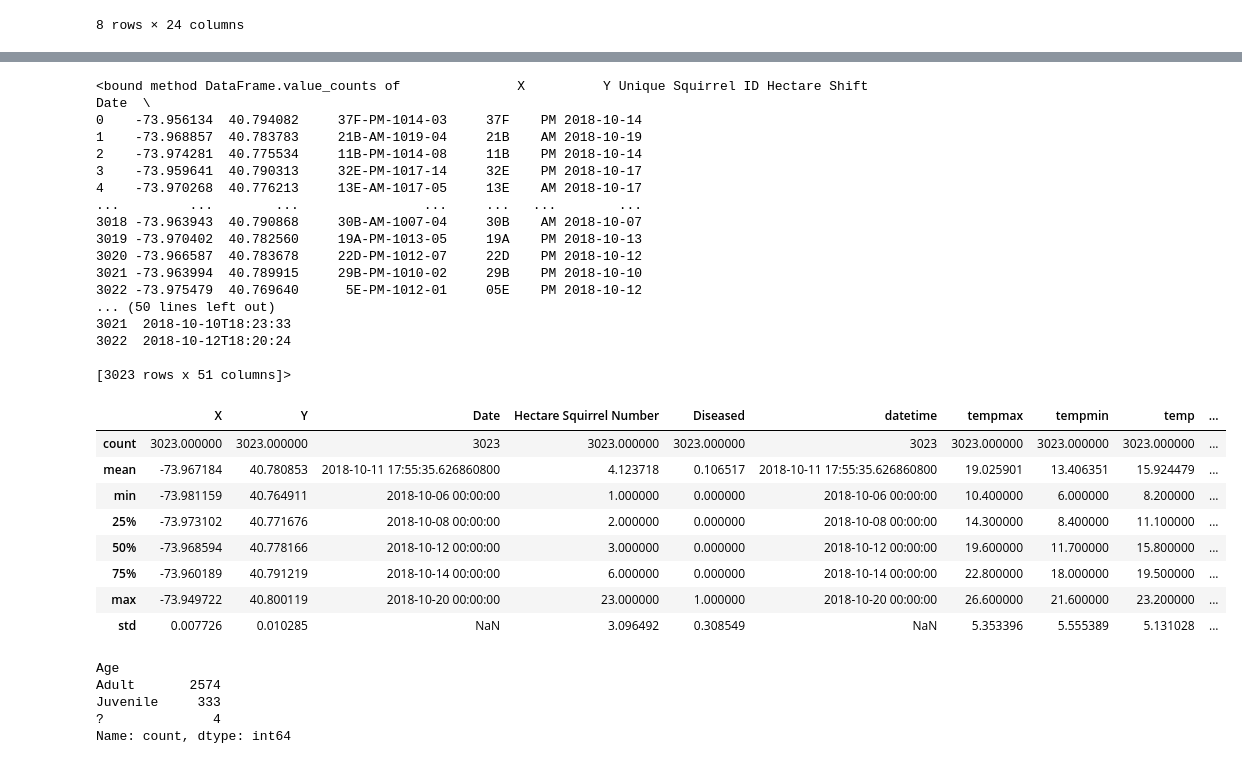
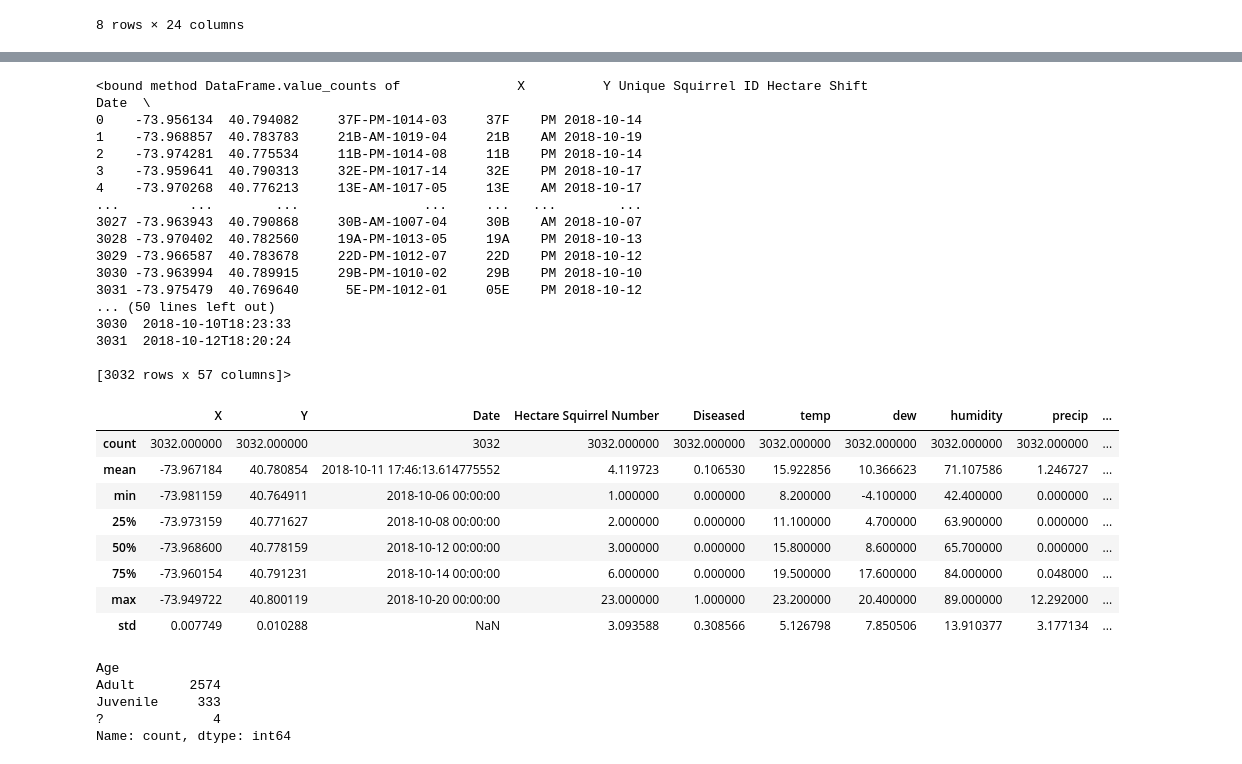
Before and after one commit to jyounes23/Nutosis, a Jupyter notebook: P2-Nutosis/Nutosis.ipynb, the cells around one changed output, grey strips where cells are left out. Cells and saved outputs as stored; diff of their text form; code cells hidden in the pictures.

Commit message:
fixed data so it drips everything correctly

```diff
--- a/P2-Nutosis/Nutosis.ipynb
+++ b/P2-Nutosis/Nutosis.ipynb
@@ -142,31 +142,57 @@ diseased_squirrels = pd.read_csv('diseased_squirrels.csv', header=None, names=["
 
 weather_data = pd.read_csv('weather.csv')
 # %%
+def split_data(data):
+    # Split the data into training and testing sets
+    train_data, test_data = train_test_split(data, test_size=0.2, random_state=42)
+    return train_data, test_data
 
-# If the date column has a different name, rename it to 'Date'
+
+
+
+# Function to drop unneeded features from the weather dataset
+import pandas as pd
+
+# Assuming you've loaded your data somewhere above this snippet
+# Example: weather_data = pd.read_csv('weather_data.csv')
+# Example: squirrel_data = pd.read_csv('squirrel_data.csv')
+# Example: diseased_squirrels = pd.read_csv('diseased_squirrels.csv')
+# Example: stories_data = pd.read_csv('stories_data.csv')
+
+# Rename the date column if necessary
 if 'Date' not in weather_data.columns:
-    # Replace 'YourDateColumnName' with the actual column name for dates in weather_data
     weather_data.rename(columns={'datetime': 'Date'}, inplace=True)
 
-# Step 1: Merge squirrel_data with diseased_squirrels to add disease status
+# Adding disease status to squirrels
 if 'Diseased' not in squirrel_data.columns:
     squirrel_data = squirrel_data.merge(diseased_squirrels.assign(Diseased=1), on="Unique Squirrel ID", how="left")
     squirrel_data['Diseased'] = squirrel_data['Diseased'].fillna(0).astype(int)
 
-# Step 2: Convert 'Date' columns in all datasets to datetime format for consistency
+# Convert 'Date' columns in all datasets to datetime format for consistency
 squirrel_data['Date'] = pd.to_datetime(squirrel_data['Date'], format='%m%d%Y', errors='coerce')
 stories_data['Date'] = pd.to_datetime(stories_data['Date'], format='%m%d%Y', errors='coerce')
 weather_data['Date'] = pd.to_datetime(weather_data['Date'], errors='coerce')
 
-# Step 3: Merge squirrel_data with stories_data on 'Hectare', 'Shift', and 'Date'
+# Merging squirrel_data with stories_data
 combined_data = pd.merge(squirrel_data, stories_data, on=['Hectare', 'Shift', 'Date'], how='left', suffixes=('', '_Story'))
 
-# Step 4: Merge combined_data with weather_data on 'Date' using an inner join to retain only relevant dates
+# Merging combined data with weather data
 final_combined_data = pd.merge(combined_data, weather_data, on='Date', how='inner')
+
+# Function to drop unneeded features from the dataset
+def drop_unaligned_features(data):
+    return data.drop(columns=[
+        'feelslikemax', 'feelslikemin', 'feelslike', 'precipprob',
+        'sealevelpressure', 'stations', 'cloudcover', 'visibility',
+        'severerisk', 'moonphase', 'uvindex', 'conditions',
+        'description', 'icon','tempmin', 'tempmax'
+    ])
+
+# Dropping unaligned features
+final_combined_data = drop_unaligned_features(final_combined_data)
 
 # Save the final merged dataset to a CSV file
 final_combined_data.to_csv('final_combined_squirrel_data_with_weather_filtered.csv', index=False)
-
 print("Filtered merged dataset with weather data saved as 'final_combined_squirrel_data_with_weather_filtered.csv'")
 # %% [output]
 Filtered merged dataset with weather data saved as 'final_combined_squirrel_data_with_weather_filtered.csv'
@@ -270,5 +262,5 @@ memory usage: 936.0+ KB
 # %%
-combined_data.value_counts
+final_combined_data.value_counts
 # %% [output]
 <bound method DataFrame.value_counts of               X          Y Unique Squirrel ID Hectare Shift       Date  \
 0    -73.956134  40.794082     37F-PM-1014-03     37F    PM 2018-10-14
@@ -277,26 +269,26 @@ combined_data.value_counts
 3    -73.959641  40.790313     32E-PM-1017-14     32E    PM 2018-10-17
 4    -73.970268  40.776213     13E-AM-1017-05     13E    AM 2018-10-17
 ...         ...        ...                ...     ...   ...        ...
-3018 -73.963943  40.790868     30B-AM-1007-04     30B    AM 2018-10-07
-3019 -73.970402  40.782560     19A-PM-1013-05     19A    PM 2018-10-13
-3020 -73.966587  40.783678     22D-PM-1012-07     22D    PM 2018-10-12
-3021 -73.963994  40.789915     29B-PM-1010-02     29B    PM 2018-10-10
-3022 -73.975479  40.769640      5E-PM-1012-01     05E    PM 2018-10-12
+3027 -73.963943  40.790868     30B-AM-1007-04     30B    AM 2018-10-07
+3028 -73.970402  40.782560     19A-PM-1013-05     19A    PM 2018-10-13
+3029 -73.966587  40.783678     22D-PM-1012-07     22D    PM 2018-10-12
+3030 -73.963994  40.789915     29B-PM-1010-02     29B    PM 2018-10-10
+3031 -73.975479  40.769640      5E-PM-1012-01     05E    PM 2018-10-12
 ... (50 lines left out)
-3021  2018-10-10T18:23:33
-3022  2018-10-12T18:20:24
+3030  2018-10-10T18:23:33
+3031  2018-10-12T18:20:24
 
-[3023 rows x 51 columns]>
+[3032 rows x 57 columns]>
 # %%
-combined_final_data.describe()
+final_combined_data.describe()
 # %% [output]
-|  | X | Y | Date | Hectare Squirrel Number | Diseased | datetime | tempmax | tempmin | temp | ... |
-| count | 3023.000000 | 3023.000000 | 3023 | 3023.000000 | 3023.000000 | 3023 | 3023.000000 | 3023.000000 | 3023.000000 | ... |
-| mean | -73.967184 | 40.780853 | 2018-10-11 17:55:35.626860800 | 4.123718 | 0.106517 | 2018-10-11 17:55:35.626860800 | 19.025901 | 13.406351 | 15.924479 | ... |
-| min | -73.981159 | 40.764911 | 2018-10-06 00:00:00 | 1.000000 | 0.000000 | 2018-10-06 00:00:00 | 10.400000 | 6.000000 | 8.200000 | ... |
-| 25% | -73.973102 | 40.771676 | 2018-10-08 00:00:00 | 2.000000 | 0.000000 | 2018-10-08 00:00:00 | 14.300000 | 8.400000 | 11.100000 | ... |
-| 50% | -73.968594 | 40.778166 | 2018-10-12 00:00:00 | 3.000000 | 0.000000 | 2018-10-12 00:00:00 | 19.600000 | 11.700000 | 15.800000 | ... |
-| 75% | -73.960189 | 40.791219 | 2018-10-14 00:00:00 | 6.000000 | 0.000000 | 2018-10-14 00:00:00 | 22.800000 | 18.000000 | 19.500000 | ... |
-| max | -73.949722 | 40.800119 | 2018-10-20 00:00:00 | 23.000000 | 1.000000 | 2018-10-20 00:00:00 | 26.600000 | 21.600000 | 23.200000 | ... |
-| std | 0.007726 | 0.010285 | NaN | 3.096492 | 0.308549 | NaN | 5.353396 | 5.555389 | 5.131028 | ... |
+|  | X | Y | Date | Hectare Squirrel Number | Diseased | temp | dew | humidity | precip | ... |
+| count | 3032.000000 | 3032.000000 | 3032 | 3032.000000 | 3032.000000 | 3032.000000 | 3032.000000 | 3032.000000 | 3032.000000 | ... |
+| mean | -73.967184 | 40.780854 | 2018-10-11 17:46:13.614775552 | 4.119723 | 0.106530 | 15.922856 | 10.366623 | 71.107586 | 1.246727 | ... |
+| min | -73.981159 | 40.764911 | 2018-10-06 00:00:00 | 1.000000 | 0.000000 | 8.200000 | -4.100000 | 42.400000 | 0.000000 | ... |
+| 25% | -73.973159 | 40.771627 | 2018-10-08 00:00:00 | 2.000000 | 0.000000 | 11.100000 | 4.700000 | 63.900000 | 0.000000 | ... |
+| 50% | -73.968600 | 40.778159 | 2018-10-12 00:00:00 | 3.000000 | 0.000000 | 15.800000 | 8.600000 | 65.700000 | 0.000000 | ... |
+| 75% | -73.960154 | 40.791231 | 2018-10-14 00:00:00 | 6.000000 | 0.000000 | 19.500000 | 17.600000 | 84.000000 | 0.048000 | ... |
+| max | -73.949722 | 40.800119 | 2018-10-20 00:00:00 | 23.000000 | 1.000000 | 23.200000 | 20.400000 | 89.000000 | 12.292000 | ... |
+| std | 0.007749 | 0.010288 | NaN | 3.093588 | 0.308566 | 5.126798 | 7.850506 | 13.910377 | 3.177134 | ... |
 # %%
```
Also changed, not shown: parts of 6 cells of this notebook, 1 other file.
